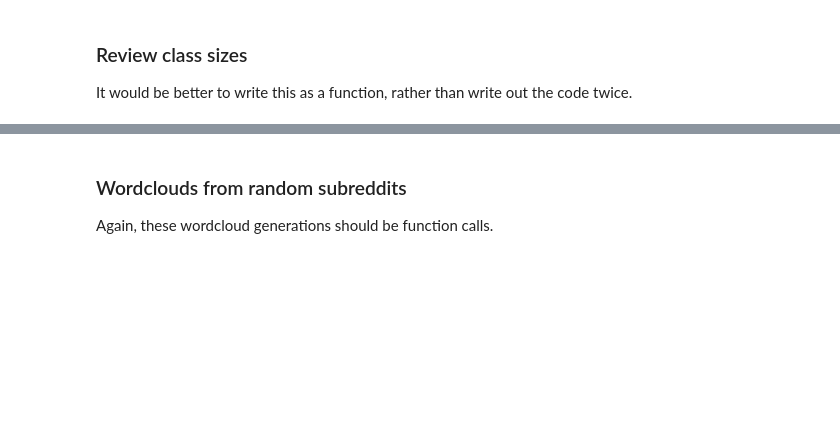
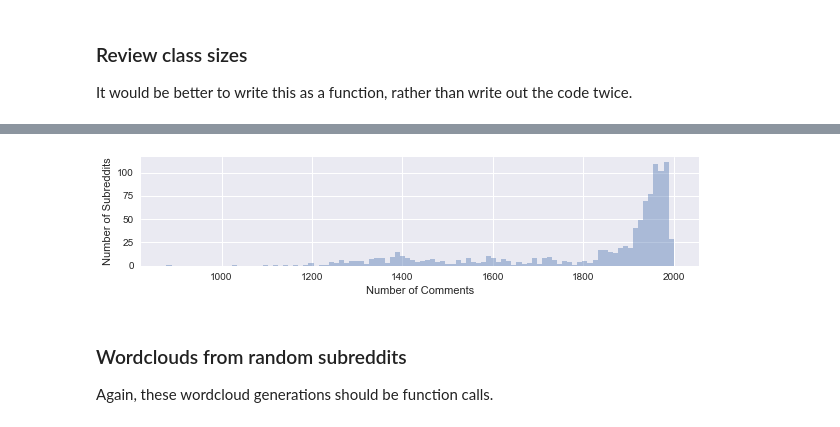
Before and after one commit to lmburke/reddit-analysis, a Jupyter notebook: preprocess-viz.ipynb, the cells around one changed output, grey strips where cells are left out. Drawn from its saved outputs; the diff is of its cells as text; code cells hidden in the pictures; blank space fills up the shorter version.

```diff
--- a/preprocess-viz.ipynb
+++ b/preprocess-viz.ipynb
@@ -175,3 +199,12 @@ plt.show()
+# %%
+sns.distplot(sizes['num_comments'].astype(int), kde=False, hist=True, bins=100);
+# plt.title("Distribution of the number of comments over subreddit label")
+plt.xlabel("Number of Comments")
+plt.ylabel("Number of Subreddits")
+plt.rcParams["figure.figsize"] = [5,1]
+plt.show()
+# %% [output]
+[figure, added]
 # %% [markdown]
 ### Wordclouds from random subreddits
 Again, these wordcloud generations should be function calls.
```
Also changed, not shown: parts of 15 cells of this notebook, 3 other files.
